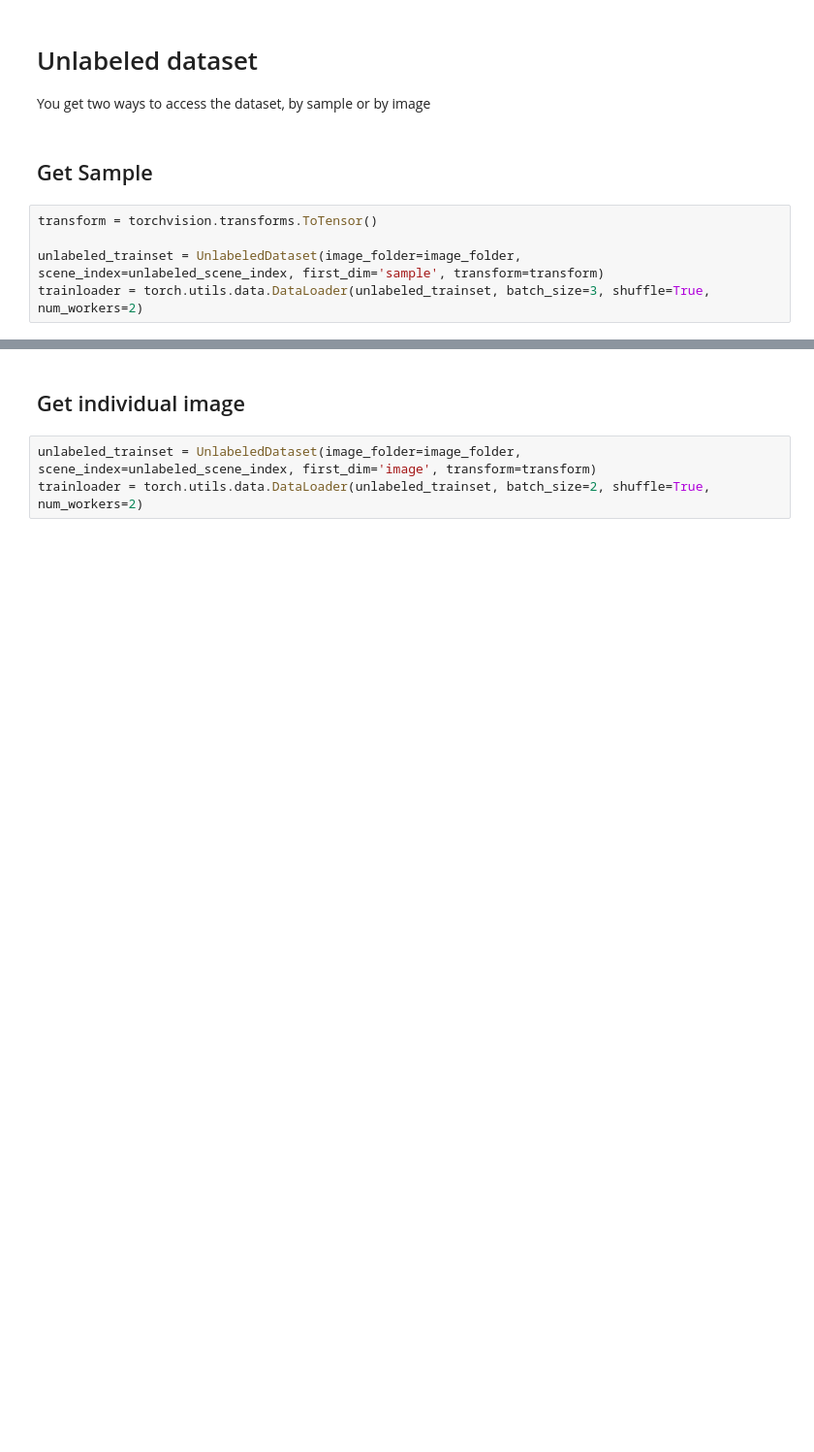
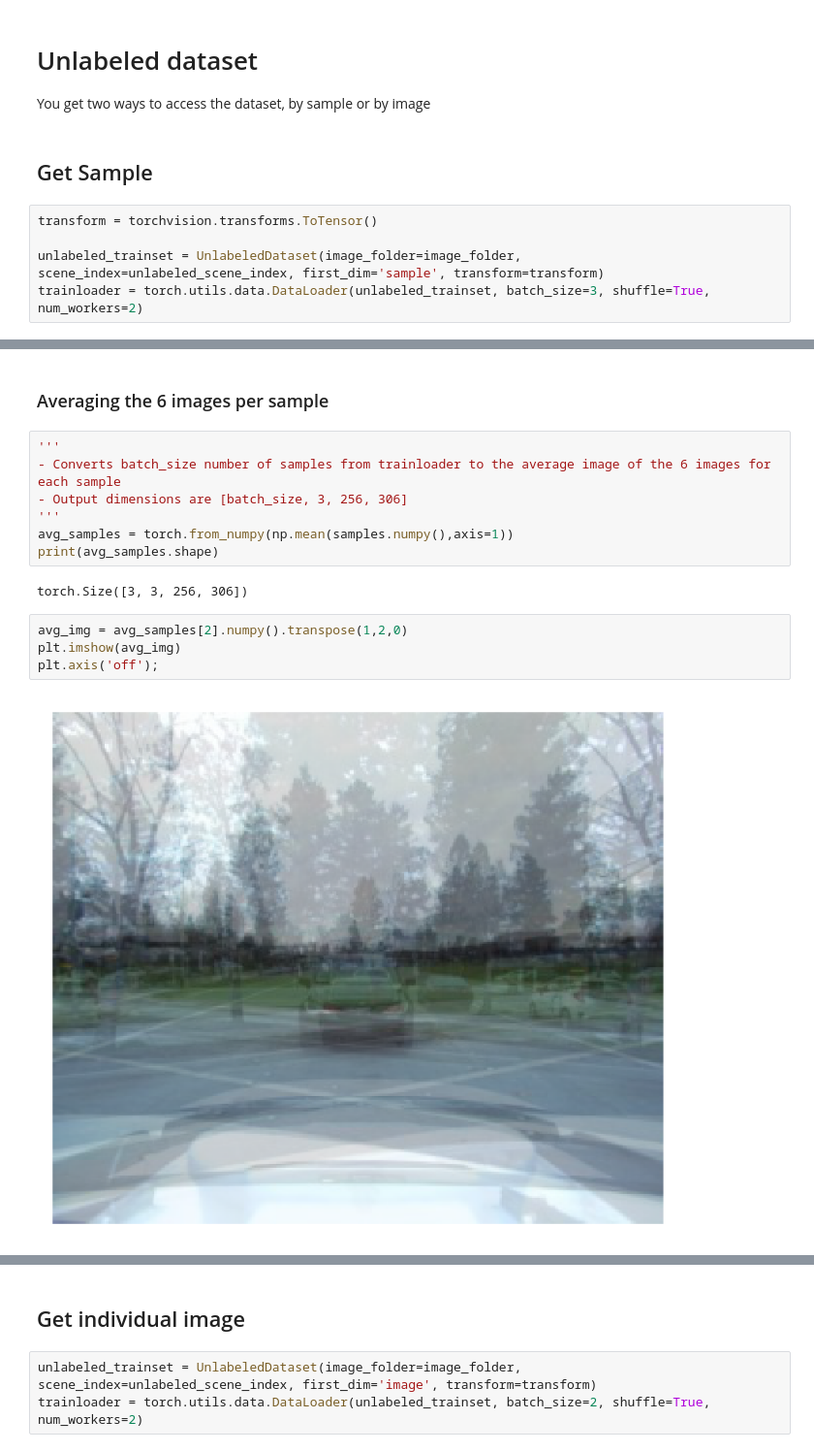
Before and after one commit to mrf444/DL-Final-Project, a Jupyter notebook: explore_the_data.ipynb, the cells around one changed output, grey strips where cells are left out. Shown at 97% size. Saved outputs shown, nothing was run; the diff lists cells and outputs as text; blank space fills up the shorter version.

```diff
--- a/explore_the_data.ipynb
+++ b/explore_the_data.ipynb
@@ -104,5 +104,22 @@ print(sample.shape)
 # %% [output]
 torch.Size([3, 6, 3, 256, 306])
+# %% [markdown]
+### Averaging the 6 images per sample
+# %%
+'''
+- Converts batch_size number of samples from trainloader to the average image of the 6 images for each sample
+- Output dimensions are [batch_size, 3, 256, 306]
+'''
+avg_samples = torch.from_numpy(np.mean(samples.numpy(),axis=1))
+print(avg_samples.shape)
+# %% [output]
+torch.Size([3, 3, 256, 306])
+# %%
+avg_img = avg_samples[2].numpy().transpose(1,2,0)
+plt.imshow(avg_img)
+plt.axis('off');
+# %% [output]
+[figure, added]
 # %%
 # The 6 images orgenized in the following order:
 # CAM_FRONT_LEFT, CAM_FRONT, CAM_FRONT_RIGHT, CAM_BACK_LEFT, CAM_BACK, CAM_BACK_RIGHT
```
Also changed, not shown: parts of 13 cells of this notebook.
